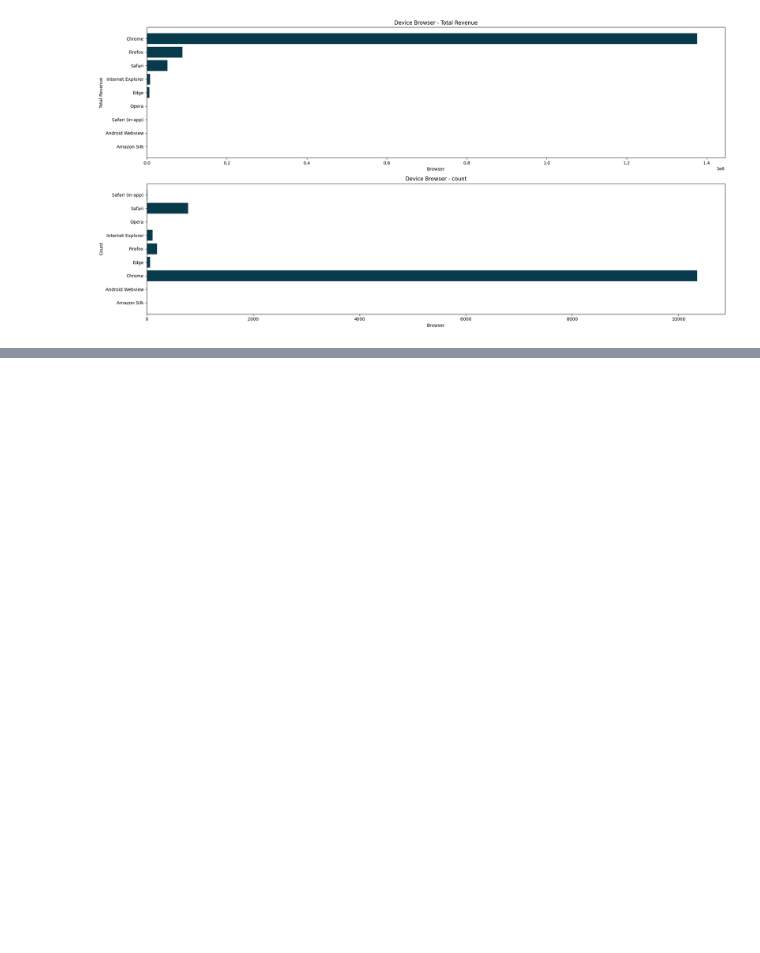
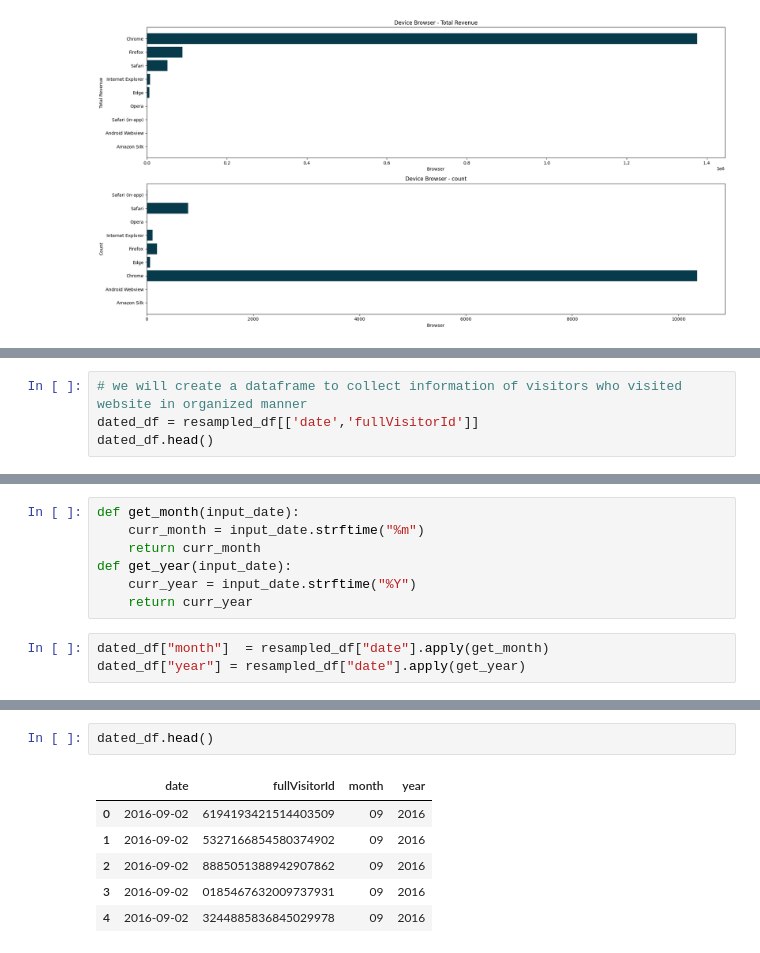
Before and after one commit to abhishekchauhanbyte/Data-Analysis-Cdp, a Jupyter notebook: Ecommerce_DA_project_latest.ipynb, the cells around one changed output, grey strips where cells are left out. Saved outputs shown, nothing was run; the diff lists cells and outputs as text; blank space fills up the shorter version.

```diff
--- a/Ecommerce_DA_project_latest.ipynb
+++ b/Ecommerce_DA_project_latest.ipynb
@@ -504,0 +573,4 @@ plt.show()
+# %%
+# we will create a dataframe to collect information of visitors who visited website in organized manner
+dated_df = resampled_df[['date','fullVisitorId']]
+dated_df.head()
@@ -504,0 +584,10 @@ plt.show()
+# %%
+def get_month(input_date):
+    curr_month = input_date.strftime("%m")
+    return curr_month
+def get_year(input_date):
+    curr_year = input_date.strftime("%Y")
+    return curr_year
+# %%
+dated_df["month"]  = resampled_df["date"].apply(get_month)
+dated_df["year"] = resampled_df["date"].apply(get_year)
@@ -504,0 +605,9 @@ plt.show()
+# %%
+dated_df.head()
+# %% [output]
+|  | date | fullVisitorId | month | year |
+| 0 | 2016-09-02 | 6194193421514403509 | 09 | 2016 |
+| 1 | 2016-09-02 | 5327166854580374902 | 09 | 2016 |
+| 2 | 2016-09-02 | 8885051388942907862 | 09 | 2016 |
+| 3 | 2016-09-02 | 0185467632009737931 | 09 | 2016 |
+| 4 | 2016-09-02 | 3244885836845029978 | 09 | 2016 |
```
Also changed, not shown: parts of 27 cells of this notebook.
